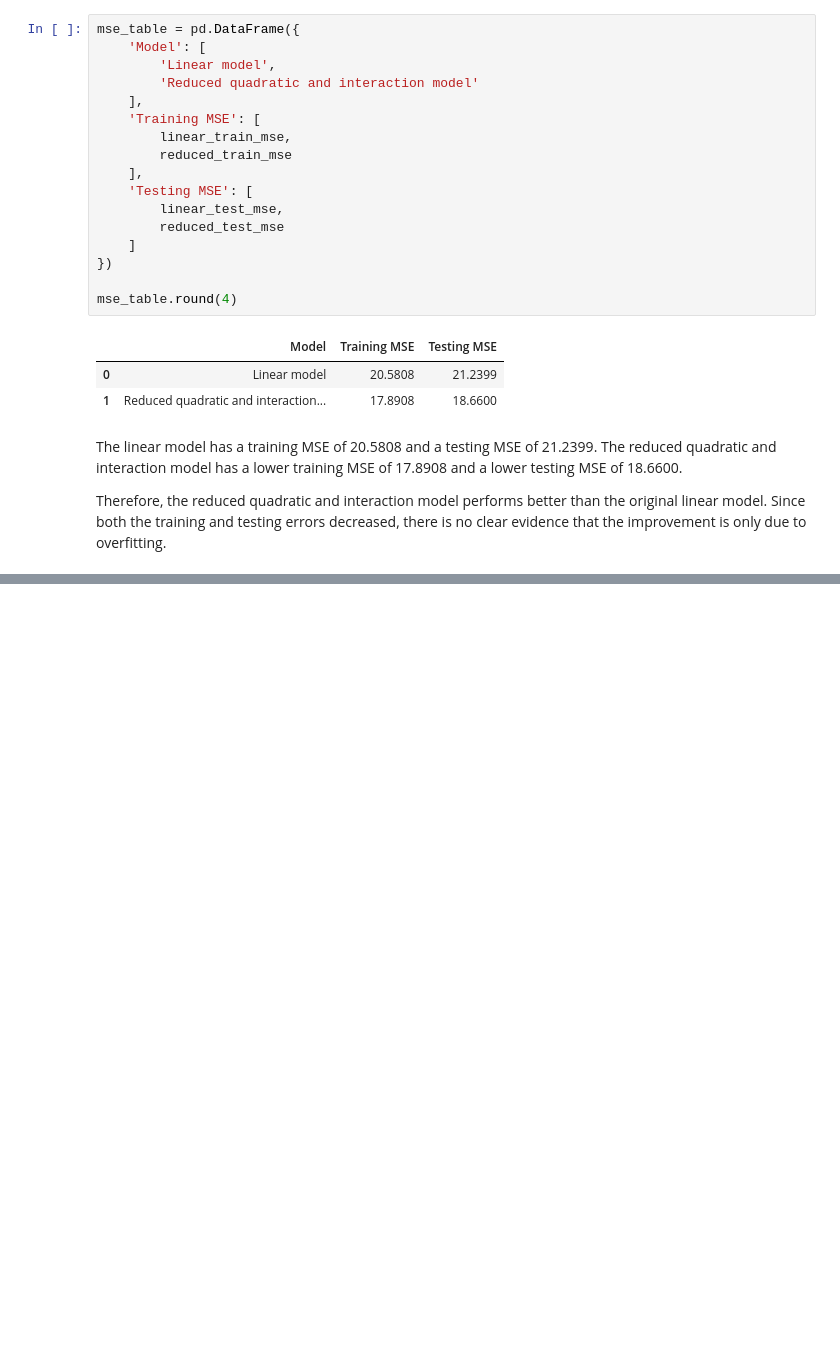
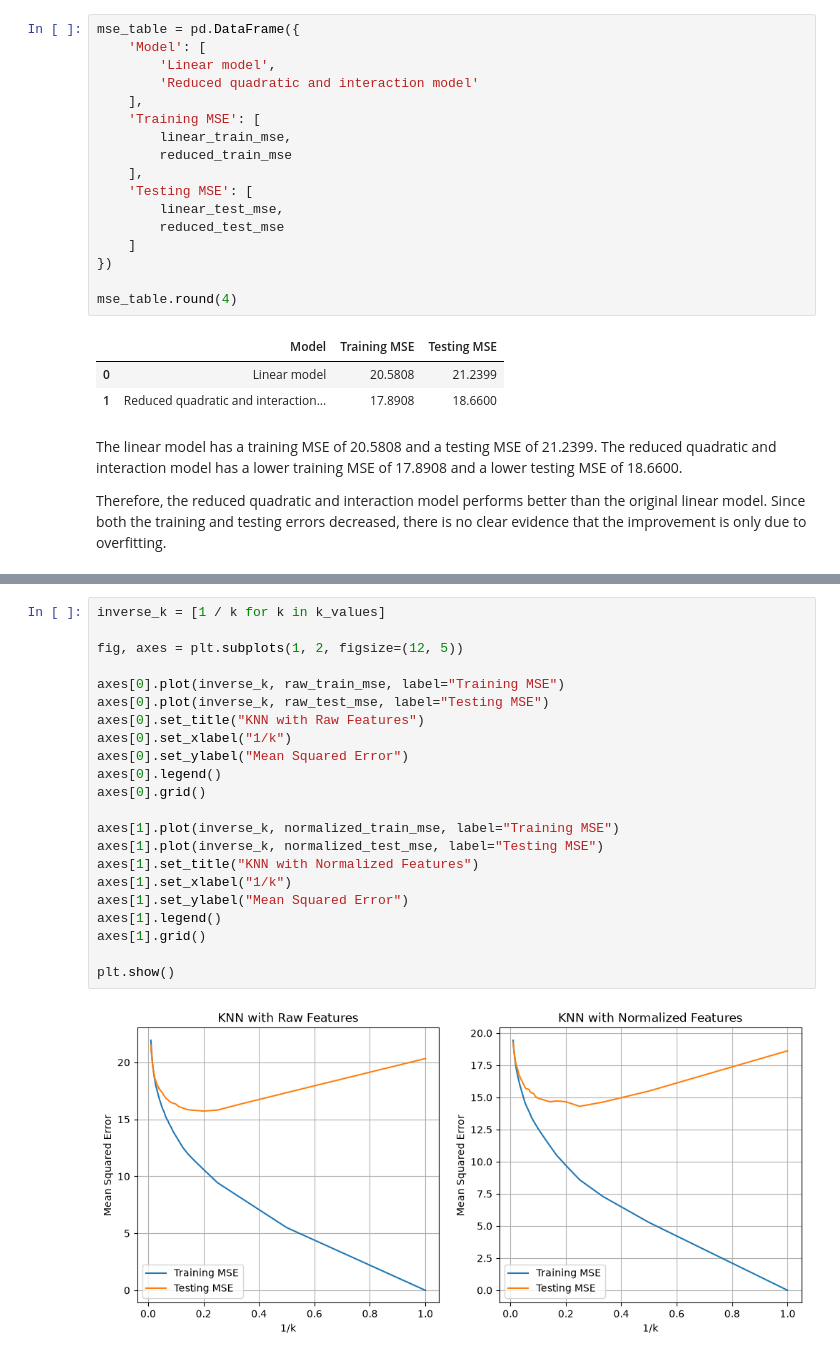
Before and after one commit to Kritiin5/DSCI-552-HW2, a Jupyter notebook: notebook/Bhattacharya_Kriti_HW2.ipynb, the cells around one changed output, grey strips where cells are left out. Cells and saved outputs as stored; diff of their text form; blank space fills up the shorter version.

```diff
--- a/notebook/Bhattacharya_Kriti_HW2.ipynb
+++ b/notebook/Bhattacharya_Kriti_HW2.ipynb
@@ -590,0 +658,24 @@ Therefore, the reduced quadratic and interaction model performs better than the
+# %%
+inverse_k = [1 / k for k in k_values]
+
+fig, axes = plt.subplots(1, 2, figsize=(12, 5))
+
+axes[0].plot(inverse_k, raw_train_mse, label="Training MSE")
+axes[0].plot(inverse_k, raw_test_mse, label="Testing MSE")
+axes[0].set_title("KNN with Raw Features")
+axes[0].set_xlabel("1/k")
+axes[0].set_ylabel("Mean Squared Error")
+axes[0].legend()
+axes[0].grid()
+
+axes[1].plot(inverse_k, normalized_train_mse, label="Training MSE")
+axes[1].plot(inverse_k, normalized_test_mse, label="Testing MSE")
+axes[1].set_title("KNN with Normalized Features")
+axes[1].set_xlabel("1/k")
+axes[1].set_ylabel("Mean Squared Error")
+axes[1].legend()
+axes[1].grid()
+
+plt.show()
+# %% [output]
+[figure, added]
```
Also changed, not shown: parts of 27 cells of this notebook, 1 other file.
